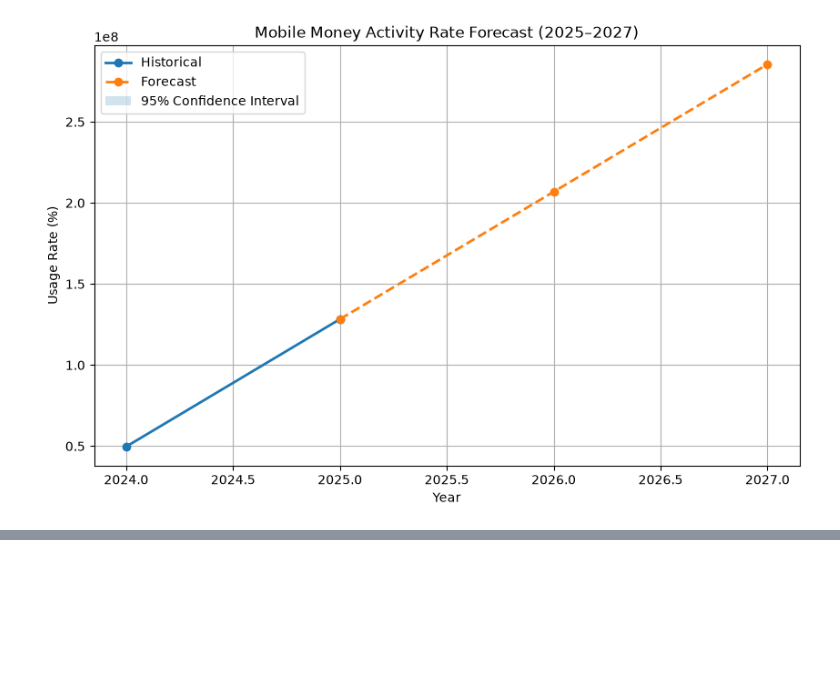
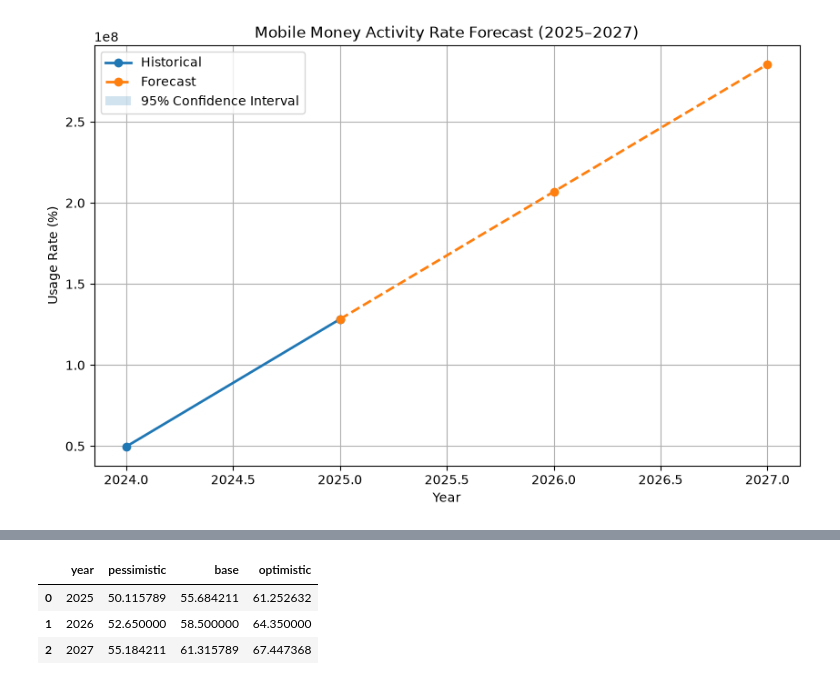
Before and after one commit to Lalisecf/ethiopia-fi-forecast-week11, a Jupyter notebook: notebooks/task4_forecasting.ipynb, the cells around one changed output, grey strips where cells are left out. Drawn from its saved outputs; the diff is of its cells as text; code cells hidden in the pictures; blank space fills up the shorter version.

```diff
--- a/notebooks/task4_forecasting.ipynb
+++ b/notebooks/task4_forecasting.ipynb
@@ -653,0 +725,10 @@ plt.show()
+# %%
+#Verify
+future[
+    ["year", "pessimistic", "base", "optimistic"]
+]
+# %% [output]
+|  | year | pessimistic | base | optimistic |
+| 0 | 2025 | 50.115789 | 55.684211 | 61.252632 |
+| 1 | 2026 | 52.650000 | 58.500000 | 64.350000 |
+| 2 | 2027 | 55.184211 | 61.315789 | 67.447368 |
```
Also changed, not shown: parts of 3 cells of this notebook.
